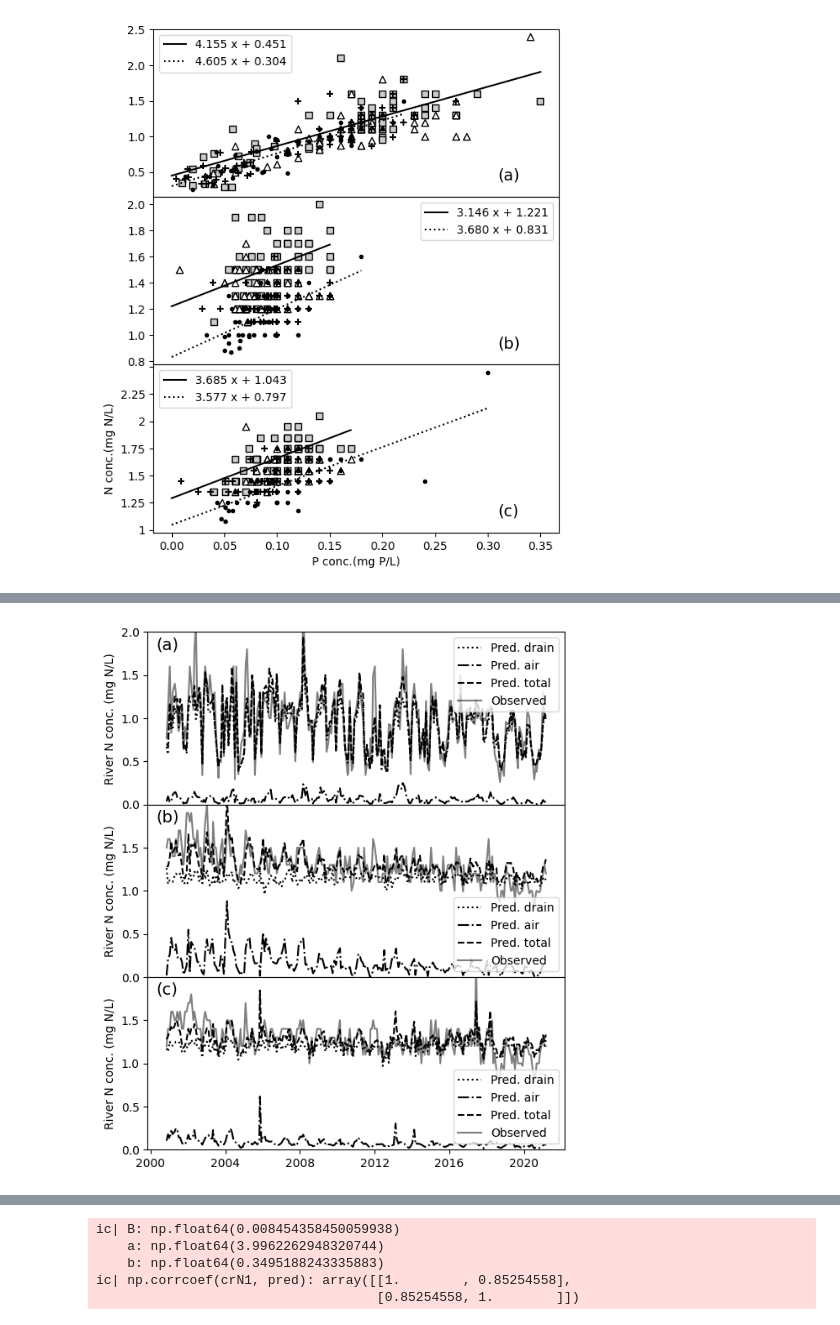
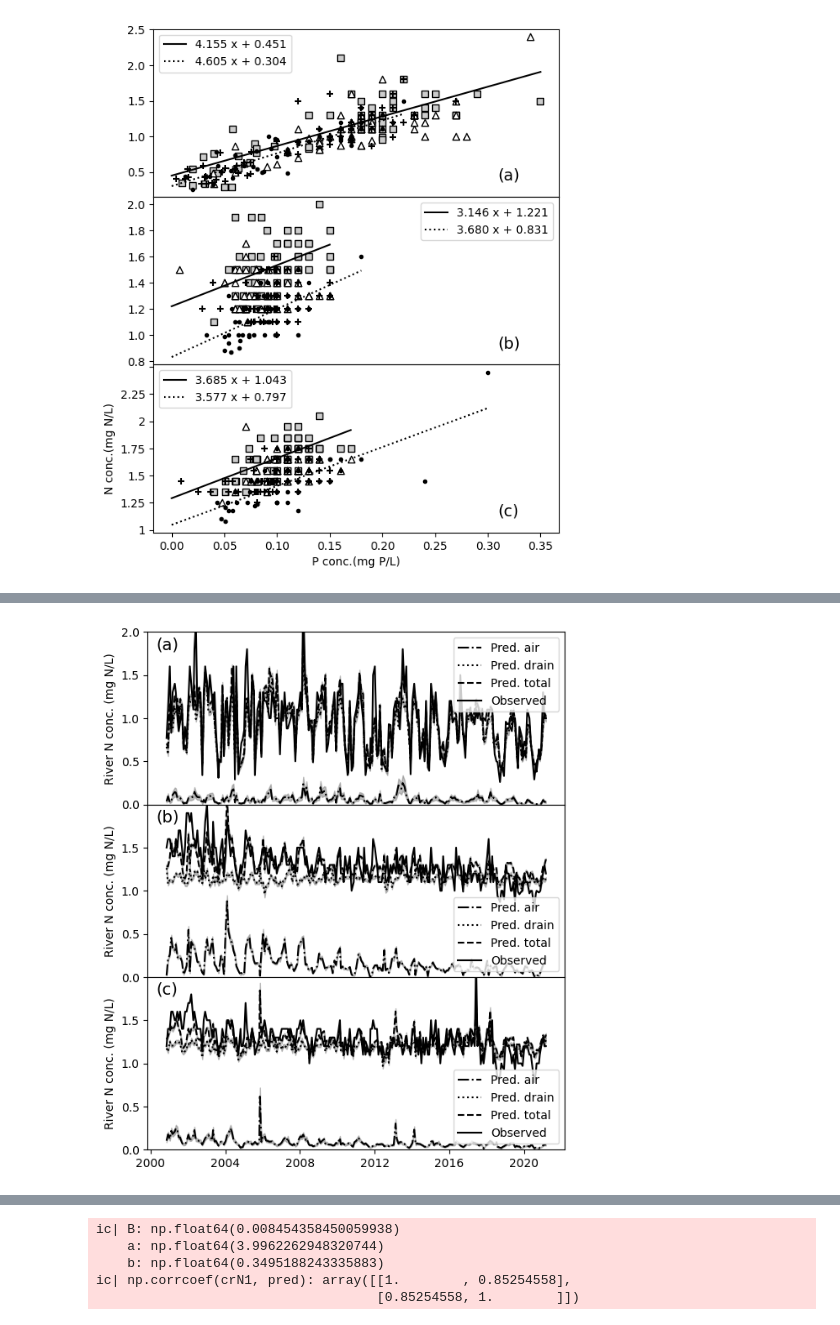
Before and after one commit to vitroid/KM2025, a Jupyter notebook: v4.ipynb, the cells around one changed output, grey strips where cells are left out. Cells and saved outputs as stored; diff of their text form; code cells hidden in the pictures.

```diff
--- a/v4.ipynb
+++ b/v4.ipynb
@@ -107,8 +107,14 @@ def addc(a: AvgStd, c: float):
 モデル v4(論文 KM2025 に採用)のフィッティング関数と誤差評価関数。
 # %%
 def trend_v4(w, B, a, b):
-    wc, Fr, crP = w
-    return B * wc / Fr + a * crP + b
+    c, Fr, crP = w
+    return B * c / Fr + a * crP + b
+
+
+def error_core_v4(dfdB, dfda, dfdb, pcov):
+    jacobian = np.array([dfdB, dfda, dfdb]).T
+    x = jacobian @ pcov
+    return np.sum(jacobian * x, axis=1) ** 0.5
 
 
 def prop_of_errors_v4(w, pcov):
@@ -116,9 +122,7 @@ def prop_of_errors_v4(w, pcov):
     dfdB = c / Fr
     dfda = crP
     dfdb = np.ones_like(crP)
-    dfdv = np.array([dfdB, dfda, dfdb]).T
-    x = dfdv @ pcov
-    return np.sum(dfdv * x, axis=1) ** 0.5
+    return error_core_v4(dfdB, dfda, dfdb, pcov)
 
 
 def align_time_ticks_to(A, ref):
@@ -256,6 +260,10 @@ panels = {
 
 fig, axs = plt.subplots(3, 1, figsize=(6.4, 8))
 fig.subplots_adjust(hspace=0)
+
+table_S1 = {}
+table_S2 = {}
+
 
 for i, (ax, (panel, observatory)) in enumerate(zip(axs, panels.items())):
     obs_flow = observatory["flow"]
@@ -289,9 +297,9 @@ for i, (ax, (panel, observatory)) in enumerate(zip(axs, panels.items())):
     # 回帰で係数を推定する。
     w = (wc1, Fr1, crP1)
     popt, pcov = scipy.optimize.curve_fit(
-        trend_v4,
-        w,
-        crN1,
+        f=trend_v4,
+        xdata=w,
+        ydata=crN1,
         maxfev=12000,
     )
     B, a, b = popt
@@ -303,20 +311,62 @@ for i, (ax, (panel, observatory)) in enumerate(zip(axs, panels.items())):
     pred = trend_v4(w, B, a, b)
     pred_drain = trend_v4(w, 0, a, b)
     pred_air = trend_v4(w, B, 0, 0)
+    dfdB = wc1 / Fr1
+    dfda = crP1
+    dfdb = np.ones_like(crP1)
+    zeros = np.zeros_like(crP1)
+    print(dfdB.shape, dfda.shape, dfdb.shape)
+    error = error_core_v4(dfdB, dfda, dfdb, pcov)
+    error_air = error_core_v4(dfdB, zeros, zeros, pcov)
+    error_drain = error_core_v4(zeros, dfda, dfdb, pcov)
+
+    def error_band_plot(ax, x, y, error, label, line):
+        ax.plot(x, y, line, label=label)
+        ax.fill_between(x, y - error, y + error, alpha=0.5, color="gray")
 
     # -------------------------------------------------------------
-    plot_river_content(
-        ax,
-        dt,
-        crN1,
-        pred,
-        pred_drain,
-        pred_air,
-    )
+    error_band_plot(ax, dt, pred_air, error_air, label="Pred. air", line="k-.")
+    error_band_plot(ax, dt, pred_drain, error_drain, label="Pred. drain", line="k:")
+    error_band_plot(ax, dt, pred, error, label="Pred. total", line="k--")
+
+    ax.plot(dt, crN1, "k-", label="Observed")
+    ax.set_ylim(0, 2)
+    ax.set_ylabel("River N conc. (mg N/L)")
+    ax.legend()
     # -------------------------------------------------------------
+
+    df = len(dt) - len(popt)
+
+    t_value_B = B / pcov[0, 0] ** 0.5
+    t_value_a = a / pcov[1, 1] ** 0.5
+    t_value_b = b / pcov[2, 2] ** 0.5
+
+    import scipy.stats as stats  # p値の計算に使用
+
+    p_value_B = 2 * (1 - stats.t.cdf(t_value_B, df))
+    p_value_a = 2 * (1 - stats.t.cdf(t_value_a, df))
+    p_value_b = 2 * (1 - stats.t.cdf(t_value_b, df))
+
+    print(f"B:{B:.3f} t:{t_value_B:.3f} p:{p_value_B:.5f}")
+    print(f"a:{a:.3f} t:{t_value_a:.3f} p:{p_value_a:.5f}")
+    print(f"b:{b:.3f} t:{t_value_b:.3f} p:{p_value_b:.5f}")
+
+    table_S1[observatory["flow"], "B"] = {"v": B, "t": t_value_B, "p": p_value_B}
+    table_S1[observatory["flow"], "a"] = {"v": a, "t": t_value_a, "p": p_value_a}
+    table_S1[observatory["flow"], "b"] = {"v": b, "t": t_value_b, "p": p_value_b}
+
+    Favg = Fr1.mean()
+    C = B / Favg
+    table_S2[observatory["flow"]] = {"B": B, "phi": Favg, "C": C}
 
 fig.savefig(f"Figure5.pdf")
 plt.show()
+
+# make a table in markdown format
+import pandas as pd
+
+dfS1 = pd.DataFrame(table_S1)
+dfS1.transpose()
 # %% [output]
 ic| B: np.float64(0.008454358450059938)
     a: np.float64(3.9962262948320744)
@@ -330 +426 @@ ic| B: np.float64(0.1506932538897766)
-[figure, old version]
+[figure, new version]
```
Also changed, not shown: parts of 7 cells of this notebook.
